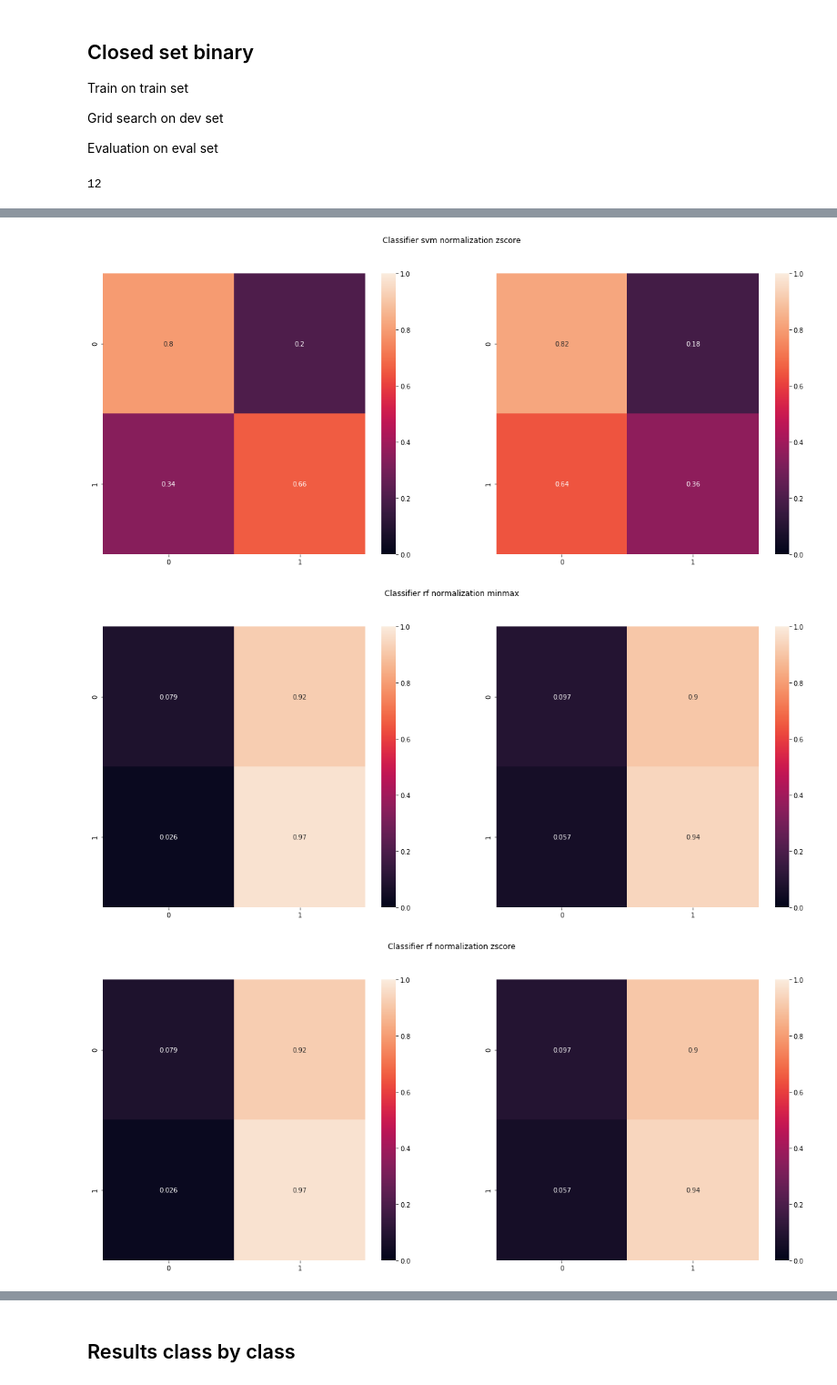
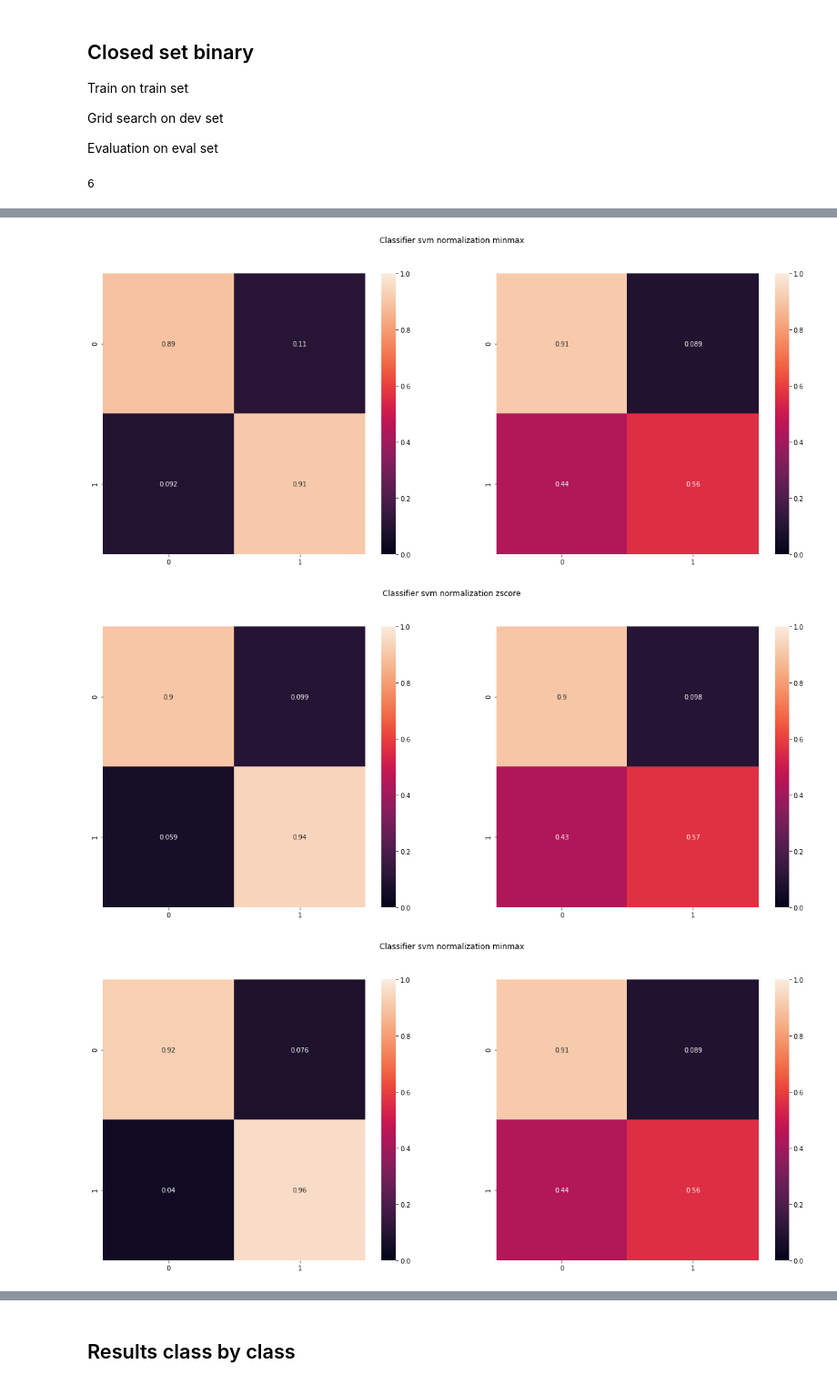
Before and after one commit to polimi-ispl/STLT_spoof_speech_detection, a Jupyter notebook: notebook/collect_results-closedset_binary.ipynb, the cells around one changed output, grey strips where cells are left out. Shown at 91% size. Cells and saved outputs as stored; diff of their text form; code cells hidden in the pictures.

Commit message:
Figures

```diff
--- a/notebook/collect_results-closedset_binary.ipynb
+++ b/notebook/collect_results-closedset_binary.ipynb
@@ -21,7 +21,7 @@ result_root_path = '/nas/home/cborrelli/bot_speech/results/closed_set_binary'
 nfft_list = [512, 256, 128]
 hop_size_list = [256, 128, 64]
 selected_features = ['lpc', 'bicoh', 'unet']
-selected_features = ['bicoh']
+selected_features = ['lpc', 'bicoh']
 number_lpc_order = 49
 stop_lpc_order = 50
 normalizers_keys = ["minmax", "zscore"]
@@ -70,9 +70,9 @@ for fft_params in zip(nfft_list, hop_size_list):
 # %%
 len(results_df)
 # %% [output]
-12
+6
 # %%
-## results_df.sort_values('accuracy_eval', ascending=False, inplace=True)
+results_df.sort_values('accuracy_eval', ascending=False, inplace=True)
 results_df.reset_index(inplace=True, drop=True)
 for index, row in results_df.iterrows():
     if index > 10:
@@ -96,3 +96,3 @@ for index, row in results_df.iterrows():
-[figure, old version]
+[figure, new version]
-[figure, old version]
+[figure, new version]
-[figure, old version]
+[figure, new version]
```
Also changed, not shown: parts of 11 cells of this notebook, 24 other files.
